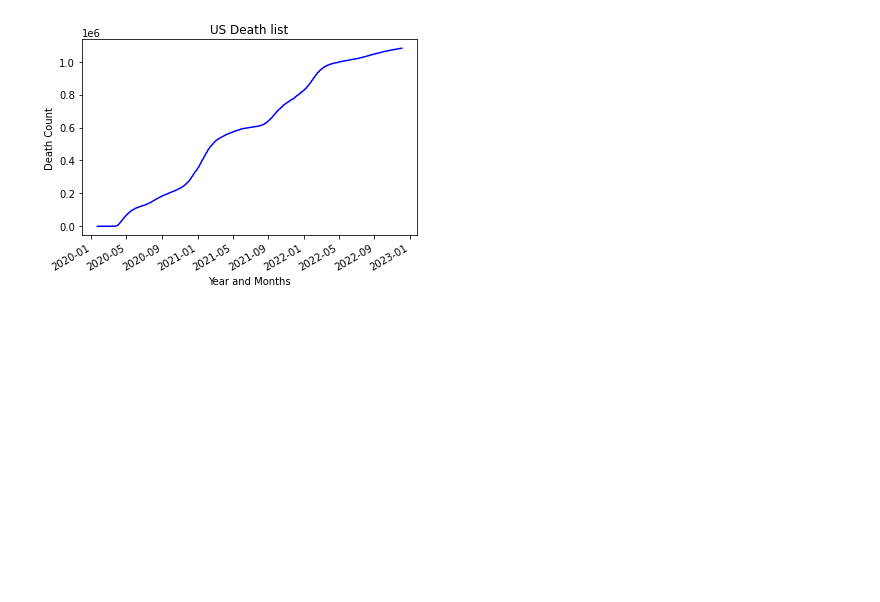
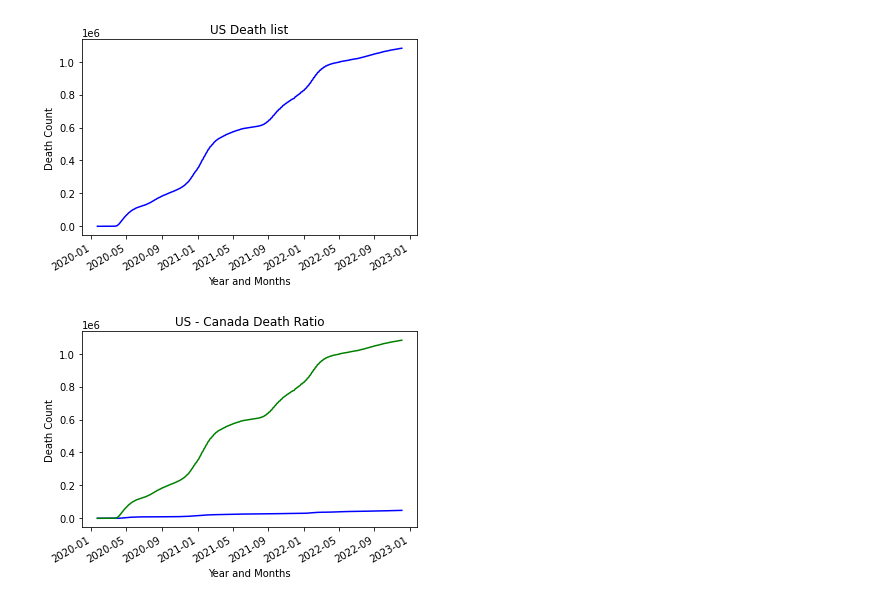
Before and after one commit to AIDA-Saskatchewan-polytechnic/FInal_Project-by-YAM-Group, a Jupyter notebook: FinalProject.ipynb, the cells around one changed output. Saved outputs shown, nothing was run; the diff lists cells and outputs as text; code cells hidden in the pictures; blank space fills up the shorter version.

Commit message:
US - Canada Death Ratio

```diff
--- a/FinalProject.ipynb
+++ b/FinalProject.ipynb
@@ -275,3 +275,16 @@ fig.autofmt_xdate()
 plt.show()
 # %% [output]
 [figure]
+# %%
+fig = plt.figure()
+plt.plot_date(final['date'],final['Canada_Death_Cases'],'b-')
+plt.plot_date(final['date'],final['US_Death_Cases'],'g-')
+
+plt.title("US - Canada Death Ratio")
+plt.xlabel("Year and Months")
+plt.ylabel("Death Count")
+
+fig.autofmt_xdate()
+plt.show()
+# %% [output]
+[figure, added]
```
